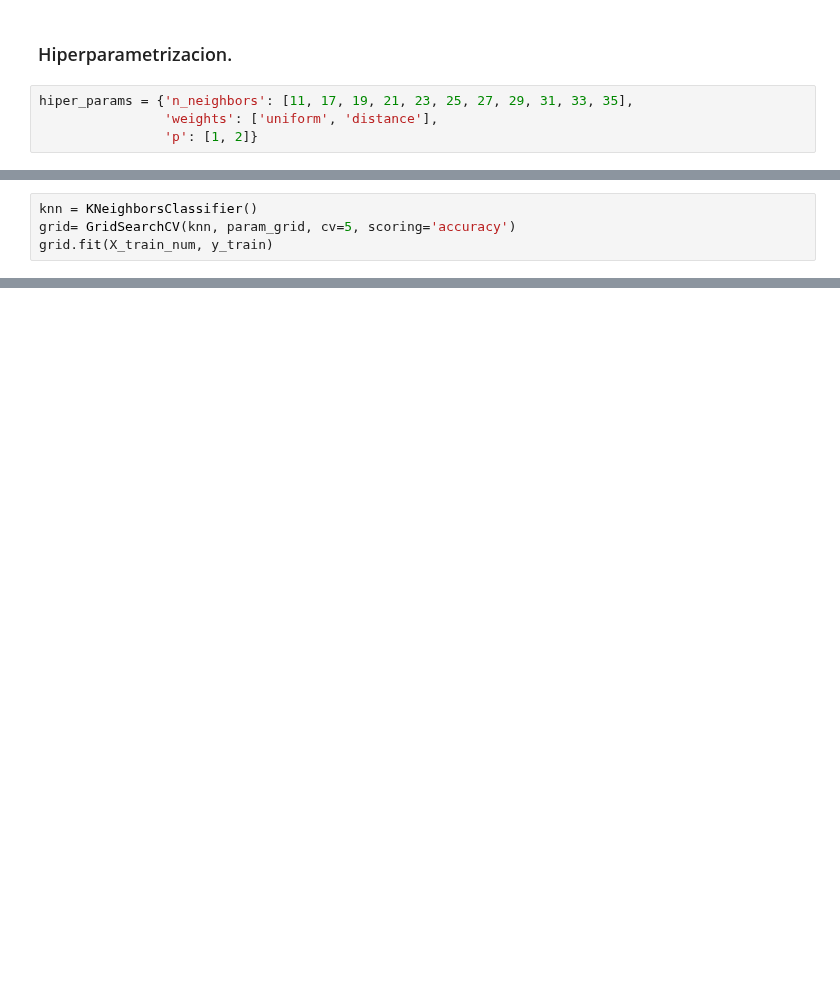
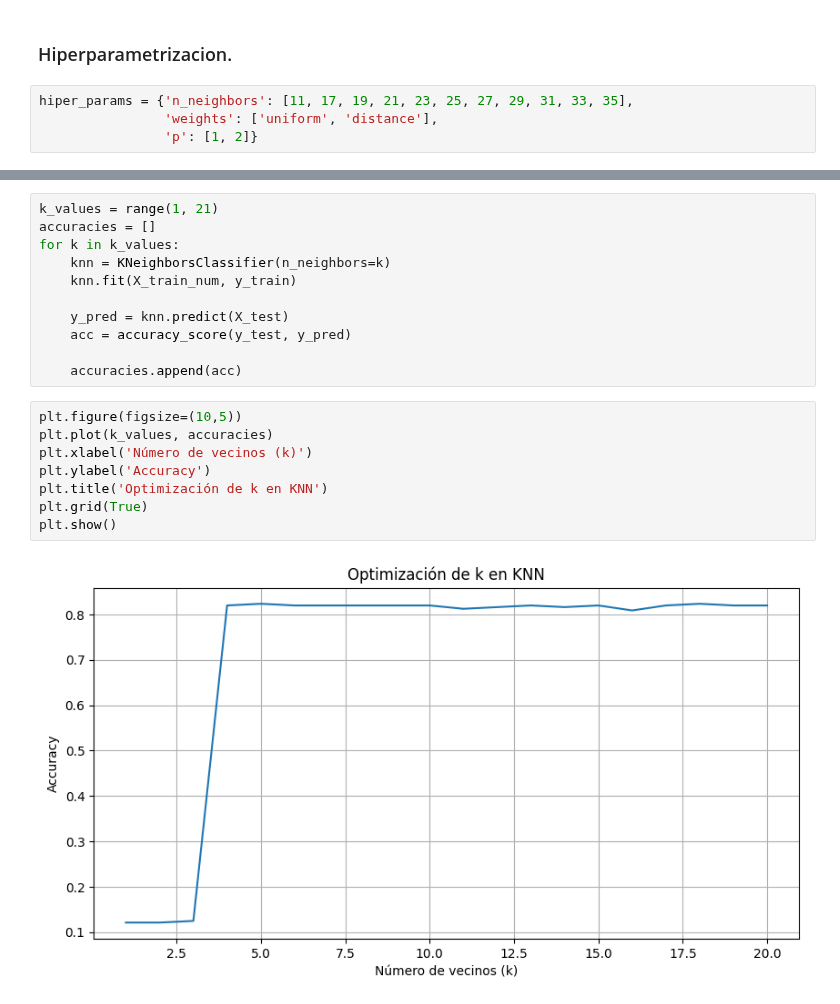
Before and after one commit to Antonio27M/ML-web-app-using-Streamlit, a Jupyter notebook: src/08-k-nearest-neighbours-winequality-red.ipynb, the cells around one changed output, grey strips where cells are left out. Cells and saved outputs as stored; diff of their text form; blank space fills up the shorter version.

```diff
--- a/src/08-k-nearest-neighbours-winequality-red.ipynb
+++ b/src/08-k-nearest-neighbours-winequality-red.ipynb
@@ -234,4 +273,0 @@ param_grid = {'n_neighbors': [3, 5, 7, 9, 11], 'weights': ['uniform', 'distance'
-# %%
-knn = KNeighborsClassifier()
-grid= GridSearchCV(knn, param_grid, cv=5, scoring='accuracy')
-grid.fit(X_train_num, y_train)
@@ -270,0 +311,21 @@ X_
+# %%
+k_values = range(1, 21)
+accuracies = []
+for k in k_values:
+    knn = KNeighborsClassifier(n_neighbors=k)
+    knn.fit(X_train_num, y_train)
+
+    y_pred = knn.predict(X_test)
+    acc = accuracy_score(y_test, y_pred)
+
+    accuracies.append(acc)
+# %%
+plt.figure(figsize=(10,5))
+plt.plot(k_values, accuracies)
+plt.xlabel('Número de vecinos (k)')
+plt.ylabel('Accuracy')
+plt.title('Optimización de k en KNN')
+plt.grid(True)
+plt.show()
+# %% [output]
+[figure, added]
```
Also changed, not shown: parts of 25 cells of this notebook, 1 other file.
